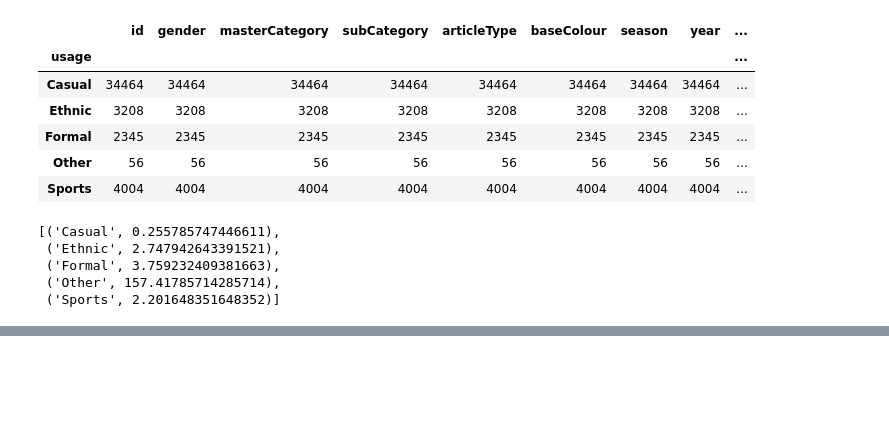
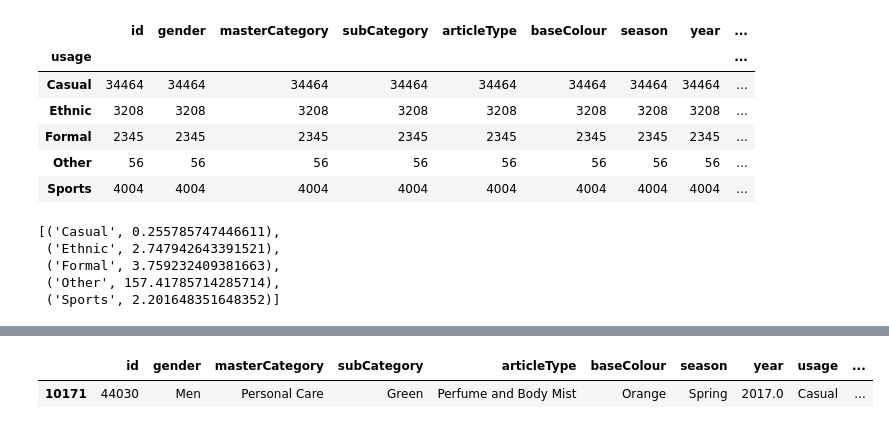
Before and after one commit to cenkcorapci/fashion-tagger, a Jupyter notebook: eda.ipynb, the cells around one changed output, grey strips where cells are left out. Saved outputs shown, nothing was run; the diff lists cells and outputs as text; code cells hidden in the pictures; blank space fills up the shorter version.

```diff
--- a/eda.ipynb
+++ b/eda.ipynb
@@ -105,0 +222,5 @@ img_data.shape
+# %%
+df.loc[df.subCategory == 'Green'].sample()
+# %% [output]
+|  | id | gender | masterCategory | subCategory | articleType | baseColour | season | year | usage | ... |
+| 10171 | 44030 | Men | Personal Care | Green | Perfume and Body Mist | Orange | Spring | 2017.0 | Casual | ... |
```
Also changed, not shown: parts of 7 cells of this notebook, 5 other files.
